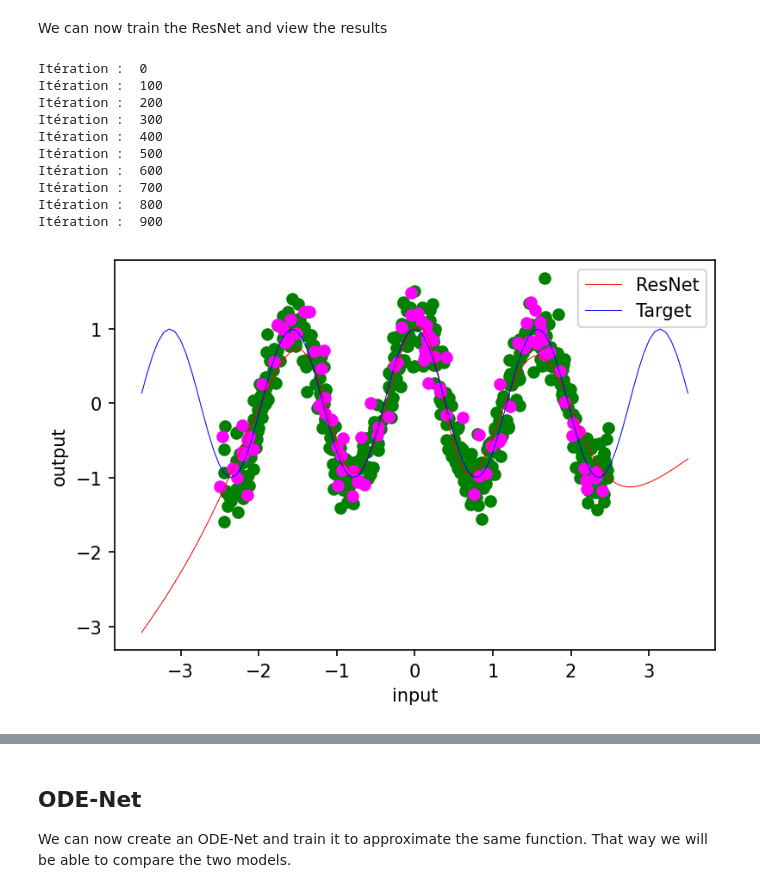
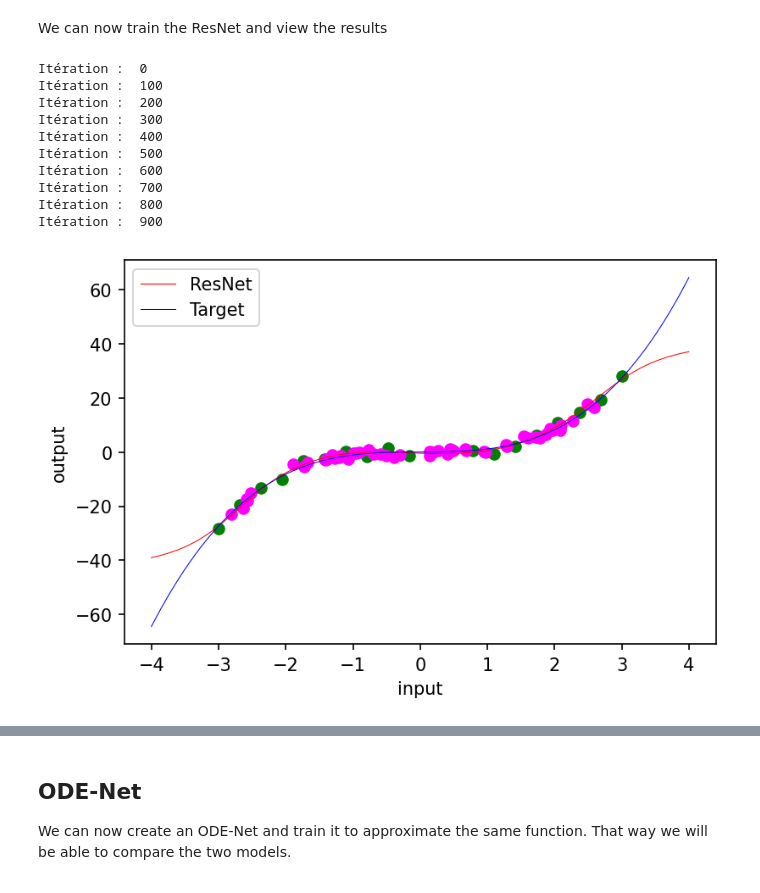
Before and after one commit to DumezErika/ProjetMachineLearning, a Jupyter notebook: implementation/Function Approximation/approx_func.ipynb, the cells around one changed output, grey strips where cells are left out. Saved outputs shown, nothing was run; the diff lists cells and outputs as text; code cells hidden in the pictures.

```diff
--- a/implementation/Function Approximation/approx_func.ipynb
+++ b/implementation/Function Approximation/approx_func.ipynb
@@ -8,7 +8,7 @@ First we need to choose that function.
 import numpy as np
 
 def function(x):
-    return np.cos(4*x)
+    return x**3 + 0.1*x
 # %% [markdown]
 Now that we have created the function, we can create the ResNet and the ODE-Net.
 
@@ -17,18 +17,17 @@ Let's start with the ResNet. Before we can construct it, we need to specify its
 # %%
 import numpy.random as npr
 
-borne_g, borne_d = -2.5, 2.5
+borne_g, borne_d = -3, 3
 
 resnet_depth = 3
 layer_sizes = [1, 20, 1]
 param_scale = 1
-# step_size = 0.01
-step_size = 0.05
+step_size = 0.01
 train_iters = 1000
 
-train_set_size = 500
-noise_scale = 1/4
-test_set_size = 100
+train_set_size = 20
+noise_scale = 1
+test_set_size = 50
 # %%
 import jax.numpy as jnp
 from jax.api import grad
@@ -66,18 +65,18 @@ def init_random_params(scale, layer_sizes):
 # Performs an update step of the ResNet's training using the loss function defined
 # by resnet_squared_loss
 # The method used here is gradient descent
-def resnet_update(params, inputs, targets):
+def resnet_update(params, inputs, targets, step_size):
     grads = grad(resnet_squared_loss)(params, inputs, targets)
     return [(w - step_size * dw, b - step_size * db) for (w, b), (dw, db) in zip(params, grads)]
 
-def train_resnet(train_set, test_set, noisy_targets_train, noisy_targets_test):
+def train_resnet(train_set, test_set, noisy_targets_train, noisy_targets_test, step_size):
     resnet_params = init_random_params(param_scale, layer_sizes)
     train_errors = []
     test_errors = []
     for i in range(train_iters):
         if i % 100 == 0:
             print("Itération : ", i)
-        resnet_params = resnet_update(resnet_params, train_set, noisy_targets_train)
+        resnet_params = resnet_update(resnet_params, train_set, noisy_targets_train, step_size)
         train_errors.append(resnet_squared_loss(resnet_params, train_set, noisy_targets_train))
         test_errors.append(resnet_squared_loss(resnet_params, test_set, noisy_targets_test))
     return resnet_params, train_errors, test_errors
@@ -92,14 +91,15 @@ def graph_errors(train_errors, test_errors):
     plt.legend()
     plt.show()
 
+fine_inputs = jnp.reshape(jnp.linspace(borne_g-1, borne_d+1, 100), (100, 1))
+fine_targets = function(fine_inputs)
+
 def plot_results(inputs, noisy_targets, inputs_test, noisy_targets_test, resnet_params, resnet_depth):
     fig = plt.figure(figsize=(6, 4), dpi=150)
     ax = fig.gca()
     ax.scatter(inputs, noisy_targets, color='green')
     ax.scatter(inputs_test, noisy_targets_test, color='magenta')
-    fine_inputs = jnp.reshape(jnp.linspace(borne_g-1, borne_d+1, 100), (100, 1))
     ax.plot(fine_inputs, resnet(resnet_params, fine_inputs, resnet_depth), lw=0.5, color='red', label="ResNet")
-    fine_targets = function(fine_inputs)
     ax.plot(fine_inputs, fine_targets, lw=0.5, color='blue', label = "Target")
     ax.set_xlabel('input')
     ax.set_ylabel('output')
@@ -111,11 +111,8 @@ def plot_results_ode(inputs, noisy_targets, inputs_test, noisy_targets_test, ode
     ax = fig.gca()
     ax.scatter(inputs, noisy_targets, color='green')
     ax.scatter(inputs_test, noisy_targets_test, color='magenta')
-    fine_inputs = jnp.reshape(jnp.linspace(borne_g-1, borne_d+1, 100), (100, 1))
     ax.plot(fine_inputs, batched_odenet(odenet_params, fine_inputs), lw=0.5, color='red', label="ODE-Net")
-    fine_targets = function(fine_inputs)
     ax.plot(fine_inputs, fine_targets, lw=0.5, color='blue', label = "Target")
-    ax.scatter(inputs_train, batched_odenet(odenet_params, inputs_train), color='red')
     ax.set_xlabel('input')
     ax.set_ylabel('output')
     plt.legend()
@@ -126,7 +123,8 @@ Now that we have everything to create the ResNet, we need data to train it. Let'
 from random import uniform
 import numpy as np
 
-inputs_train = jnp.reshape(np.array([uniform(borne_g,borne_d) for i in range(train_set_size)]), (train_set_size, 1))
+# inputs_train = jnp.reshape(np.array([uniform(borne_g,borne_d) for i in range(train_set_size)]), (train_set_size, 1))
+inputs_train = jnp.reshape(jnp.linspace(borne_g, borne_d, train_set_size), (train_set_size, 1))
 targets_train = function(inputs_train)
 
 noise =  npr.randn(train_set_size) * noise_scale
@@ -135,28 +133,37 @@ noise = jnp.reshape(noise, (train_set_size, 1))
 noisy_targets_train = targets_train + noise
 
 inputs_test = jnp.reshape(np.array([uniform(borne_g,borne_d) for i in range(test_set_size)]), (test_set_size, 1))
-# jnp.reshape(jnp.linspace(-10, 10, test_set_size), (test_set_size, 1))
 targets_test = function(inputs_test)
 
 noise =  npr.randn(test_set_size) * noise_scale
 noise = jnp.reshape(noise, (test_set_size, 1))
 
 noisy_targets_test = targets_test + noise
+
+inputs_train_rand = []
+noisy_targets_rand = []
+for i in range(5):
+    npr.seed(i)
+    noise =  npr.randn(20) * noise_scale
+    noise = jnp.reshape(noise, (20, 1))
+    inputs_rand = jnp.reshape(np.array([uniform(-3,3) for i in range(20)]), (20, 1))
+    inputs_train_rand.append(inputs_rand)
+    noisy_targets_rand.append(function(inputs_rand) + noise)
 # %% [markdown]
 We can now train the ResNet and view the results
 # %%
-resnet_params, train_errors, test_errors = train_resnet(inputs_train, inputs_test, noisy_targets_train, noisy_targets_test)
+resnet_params, train_errors_b, test_errors_b = train_resnet(inputs_train, inputs_test, noisy_targets_train, noisy_targets_test, step_size)
 
 plot_results(inputs_train, noisy_targets_train, inputs_test, noisy_targets_test, resnet_params, resnet_depth)
 # %% [output]
 Itération :  0
 Itération :  100
 Itération :  200
 Itération :  300
 Itération :  400
 Itération :  500
 Itération :  600
 Itération :  700
 Itération :  800
 Itération :  900
-[figure, old version]
+[figure, new version]
```
Also changed, not shown: parts of 9 cells of this notebook.
